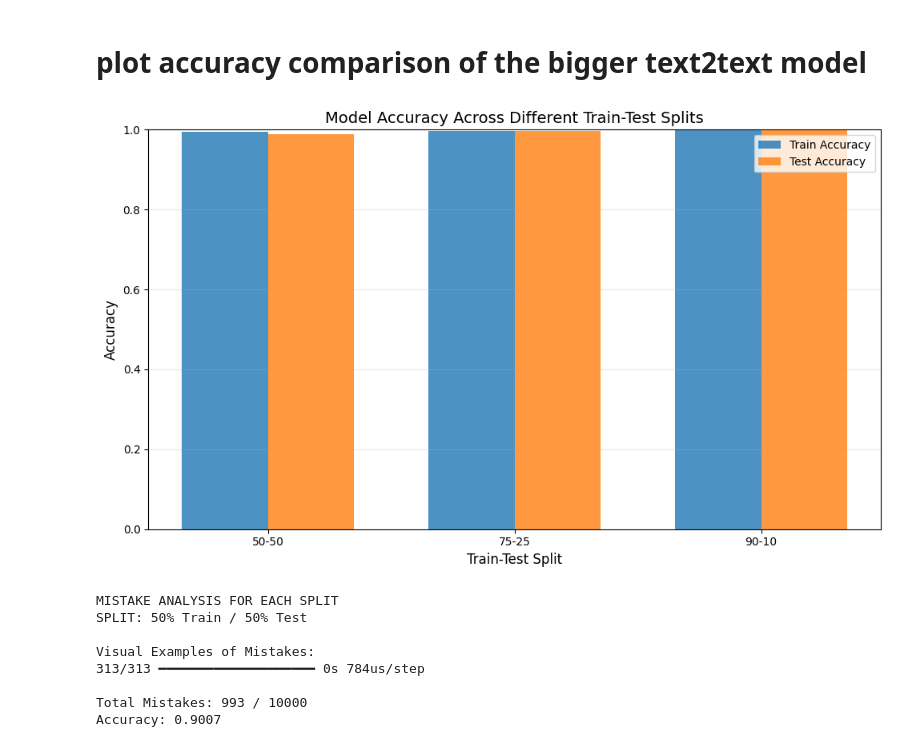
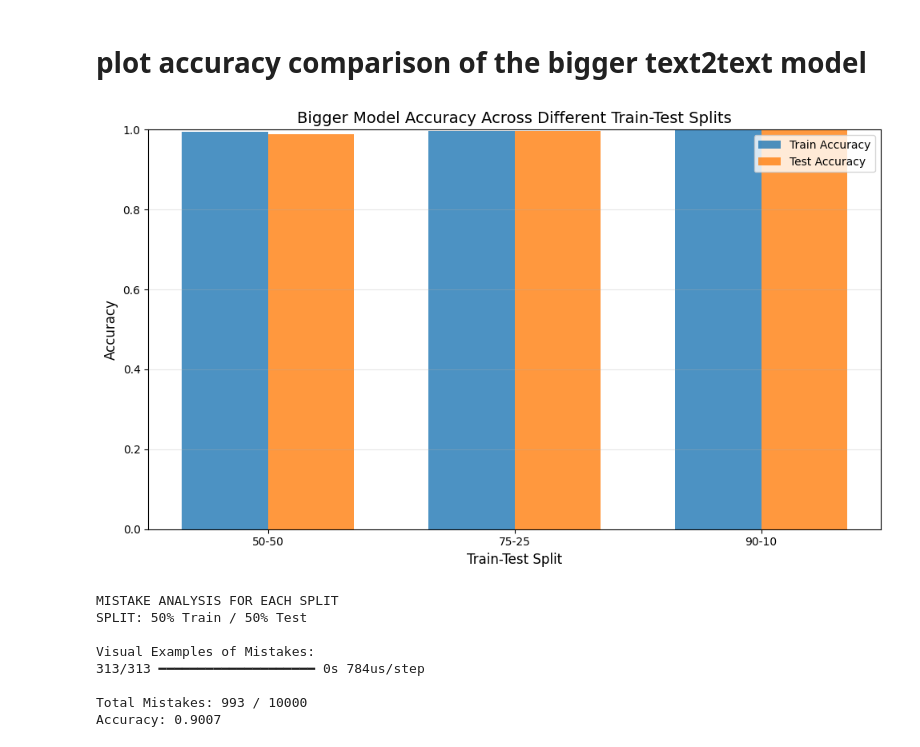
Before and after one commit to gaddetsi/final-assignment-IDL, a Jupyter notebook: A2_RNNs.ipynb, the cells around one changed output. Saved outputs shown, nothing was run; the diff lists cells and outputs as text; code cells hidden in the pictures.

```diff
--- a/A2_RNNs.ipynb
+++ b/A2_RNNs.ipynb
@@ -672,27 +672,27 @@ plt.show()
 # %%
 # Plot accuracy comparison
 split_labels = list(results_big.keys())
 train_accs = [results_big[split]['train_acc'] for split in split_labels]
 test_accs = [results_big[split]['test_acc'] for split in split_labels]
 
 plt.figure(figsize=(10, 6))
 x = np.arange(len(split_labels))
 width = 0.35
 
 plt.bar(x - width/2, train_accs, width, label='Train Accuracy', alpha=0.8)
 plt.bar(x + width/2, test_accs, width, label='Test Accuracy', alpha=0.8)
 
 plt.xlabel('Train-Test Split', fontsize=12)
 plt.ylabel('Accuracy', fontsize=12)
-plt.title('Model Accuracy Across Different Train-Test Splits', fontsize=14)
+plt.title('Bigger Model Accuracy Across Different Train-Test Splits', fontsize=14)
 plt.xticks(x, split_labels)
 plt.legend()
 plt.ylim([0, 1])
 plt.grid(axis='y', alpha=0.3)
 plt.tight_layout()
 plt.show()
 # %% [output]
-[figure, old version]
+[figure, new version]
 # %%
 # Function to find and visualize misclassifications
 def analyze_mistakes(model, X_test, y_test, X_text_test, y_text_test, n_mistakes=10):
```
Also changed, not shown: parts of 1 cell of this notebook.
